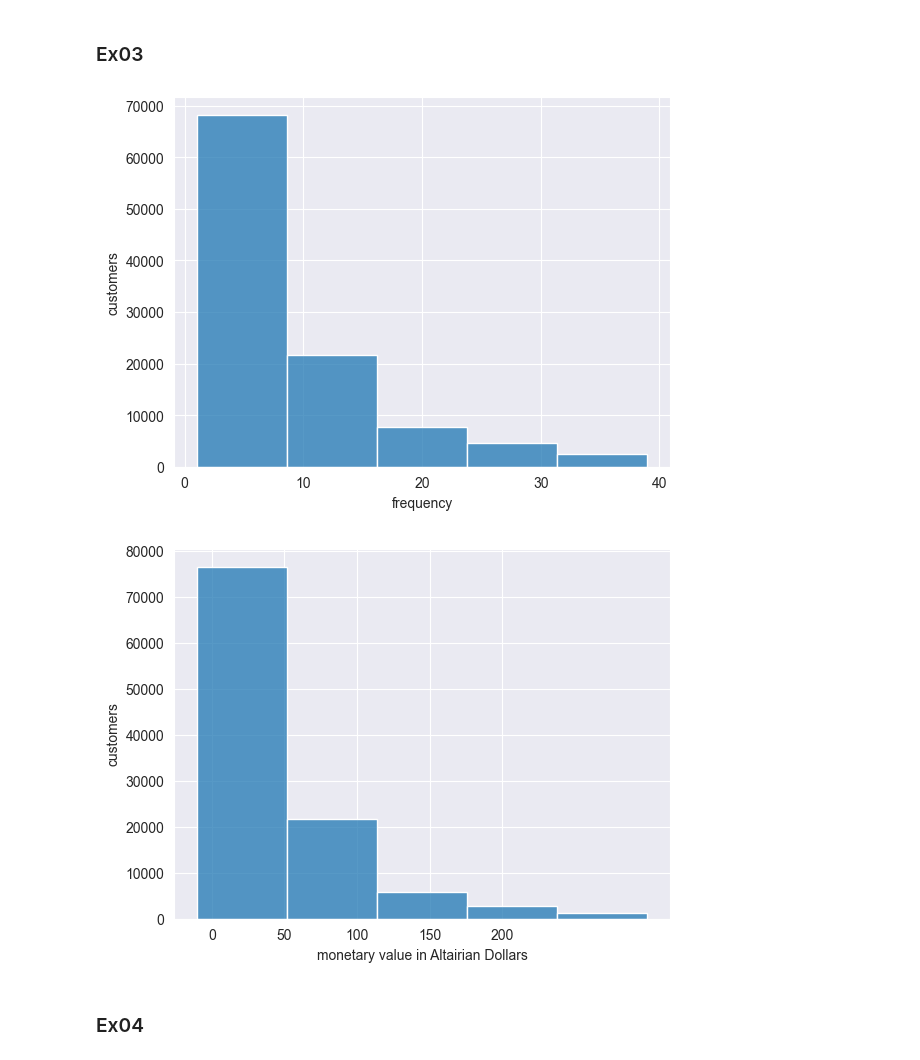
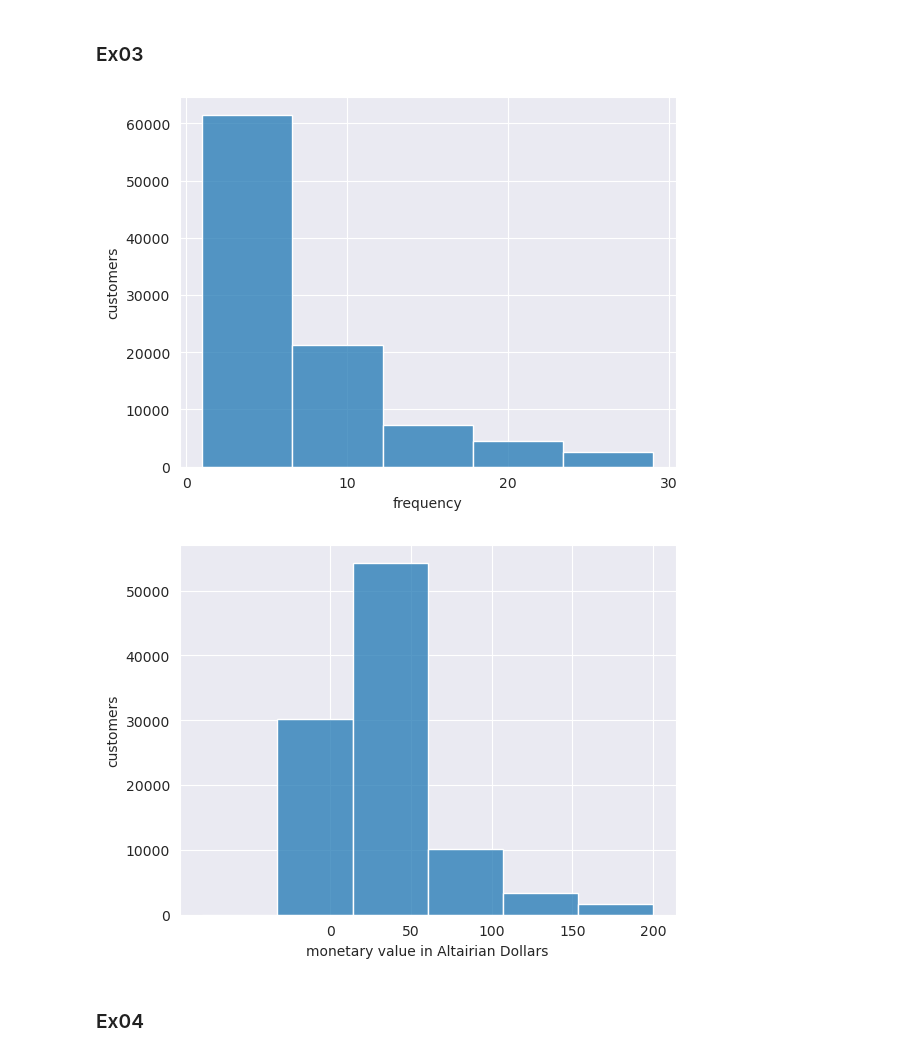
Before and after one commit to ayoubabounakif/data-science-modules, a Jupyter notebook: notebook_m02.ipynb, the cells around one changed output. Saved outputs shown, nothing was run; the diff lists cells and outputs as text; code cells hidden in the pictures.

```diff
--- a/notebook_m02.ipynb
+++ b/notebook_m02.ipynb
@@ -20,7 +20,7 @@ def connect_to_postgres():
 engine = connect_to_postgres()
 # %%
 with engine.connect() as connection:
-  result = connection.execute(text('select * from customers *'))
+  result = connection.execute(text('select * from customers limit 12500000'))
   data = result.fetchall()
 
 columns_names = result.keys()
@@ -143,23 +131,23 @@ cart_df = cart_df.copy()
 ### Ex03
 # %%
 grouped_data = purchase_data.groupby('user_id').size().reset_index(name='purchases')
-result = grouped_data[grouped_data['purchases'] < 40].sort_values(by='purchases', ascending=False)
+result = grouped_data[grouped_data['purchases'] < 30].sort_values(by='purchases', ascending=False)
 
 ax = sns.histplot(data=result, x='purchases', bins=5)
 ax.set(xlabel='frequency', ylabel='customers')
-ax.set_xticks([0, 10, 20, 30, 40])
+ax.set_xticks([0, 10, 20, 30])
 plt.show()
 # %% [output]
-[figure, old version]
+[figure, new version]
 # %%
 grouped_data = purchase_data.groupby('user_id')['price'].sum().reset_index(name='purchases')
-monetary = grouped_data[grouped_data['purchases'] < 300].sort_values(by='purchases')
+monetary = grouped_data[grouped_data['purchases'] < 200].sort_values(by='purchases')
 
-ax = sns.histplot(data=monetary, x='purchases', bins=5)
+ax = sns.histplot(data=monetary, x='purchases', bins=6)
 ax.set(xlabel='monetary value in Altairian Dollars', ylabel='customers')
 ax.set_xticks([0, 50, 100, 150, 200])
 plt.show()
 # %% [output]
-[figure, old version]
+[figure, new version]
 # %% [markdown]
 ### Ex04
```
Also changed, not shown: parts of 8 cells of this notebook, 1 other file.
